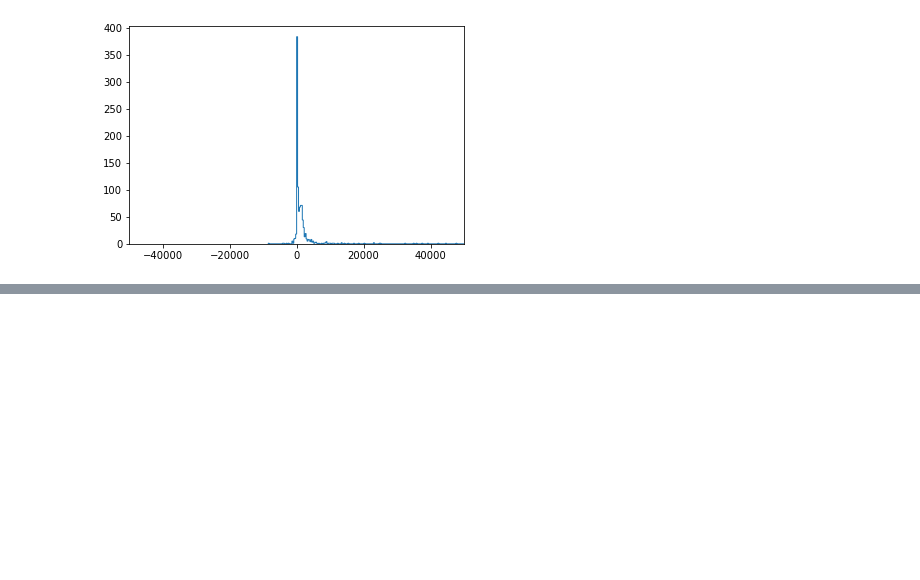
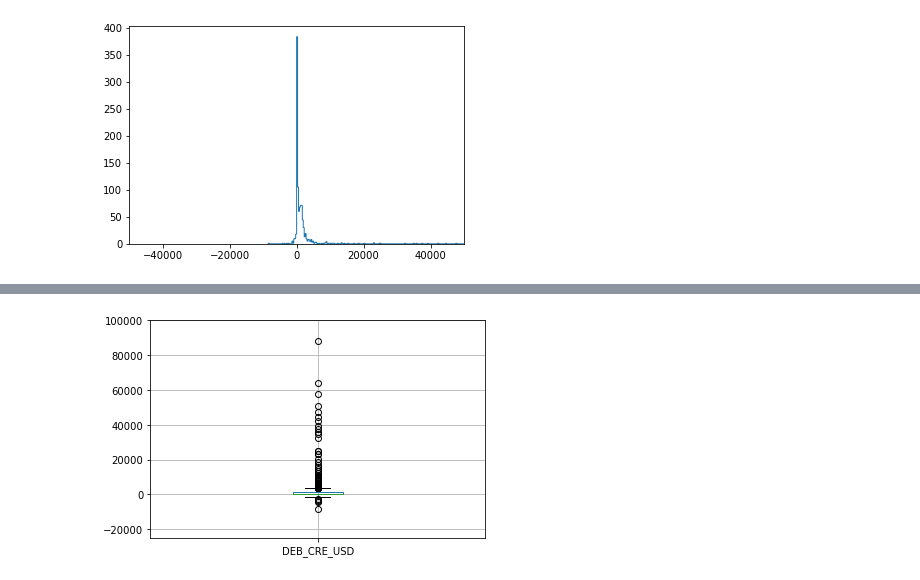
Before and after one commit to dylan1218/ClassificationProject, a Jupyter notebook: ModelsDL_unsup.ipynb, the cells around one changed output, grey strips where cells are left out. Saved outputs shown, nothing was run; the diff lists cells and outputs as text; code cells hidden in the pictures; blank space fills up the shorter version.

```diff
--- a/ModelsDL_unsup.ipynb
+++ b/ModelsDL_unsup.ipynb
@@ -220 +176,7 @@ modelVals.df
+# %%
+axes = df.boxplot(column=['DEB_CRE_USD'], return_type='axes')
+axes.set_ylim(-25000,100000)
+plt.show()
+# %% [output]
+[figure, added]
 # %%
```
Also changed, not shown: parts of 25 cells of this notebook, 3 other files.
